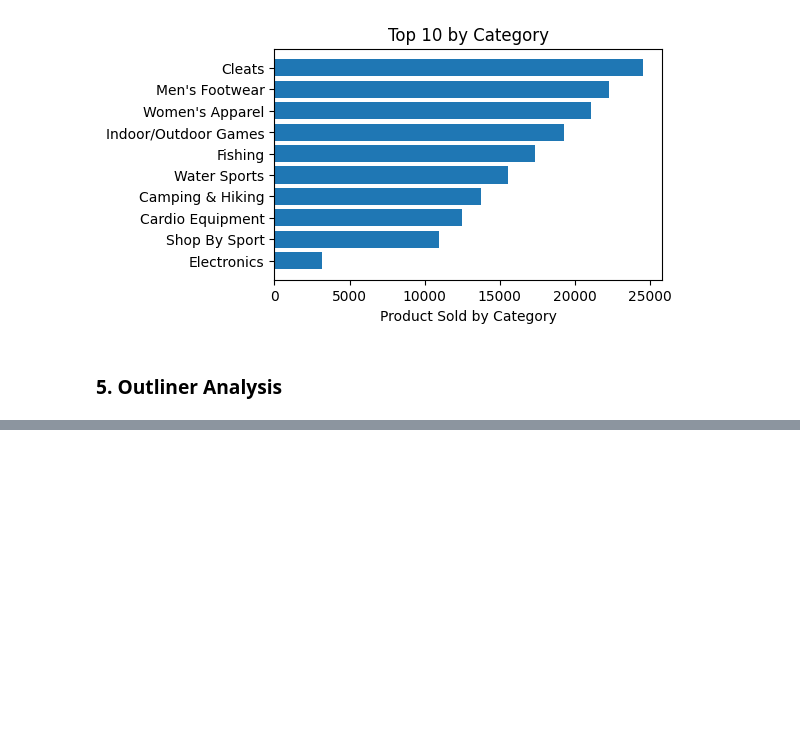
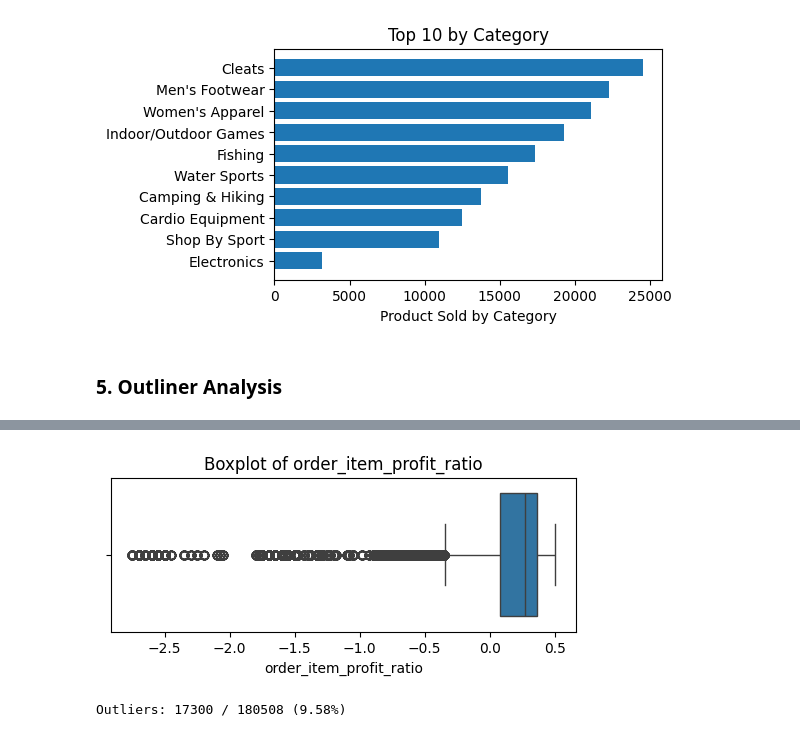
Before and after one commit to nh-adorie/scm-co-smart-project, a Jupyter notebook: notebook/eda.ipynb, the cells around one changed output, grey strips where cells are left out. Cells and saved outputs as stored; diff of their text form; code cells hidden in the pictures; blank space fills up the shorter version.

Commit message:
outliner detection, find out i should create some function to avoid repeating code

```diff
--- a/notebook/eda.ipynb
+++ b/notebook/eda.ipynb
@@ -472,0 +486,26 @@ Length: 180508, dtype: float64
+# %%
+# Boxplot
+plt.figure(figsize=(6,2))
+sns.boxplot(x=df['order_item_profit_ratio'])
+plt.title("Boxplot of order_item_profit_ratio")
+plt.show()
+# %% [output]
+[figure, added]
+# %%
+# Detect outliers using IQR
+Q1 = df['order_item_profit_ratio'].quantile(0.25)
+Q3 = df['order_item_profit_ratio'].quantile(0.75)
+IQR = Q3 - Q1
+
+lower_bound = Q1 - 1.5 * IQR
+upper_bound = Q3 + 1.5 * IQR
+
+outliers = df[(df['order_item_profit_ratio'] < lower_bound) | (df['order_item_profit_ratio'] > upper_bound)]
+
+outlier_count = outliers.shape[0]
+total_count = df.shape[0]
+outlier_percentage = (outlier_count / total_count) * 100
+
+print(f"Outliers: {outlier_count} / {total_count} ({outlier_percentage:.2f}%)")
+# %% [output]
+Outliers: 17300 / 180508 (9.58%)
```
Also changed, not shown: parts of 9 cells of this notebook.
